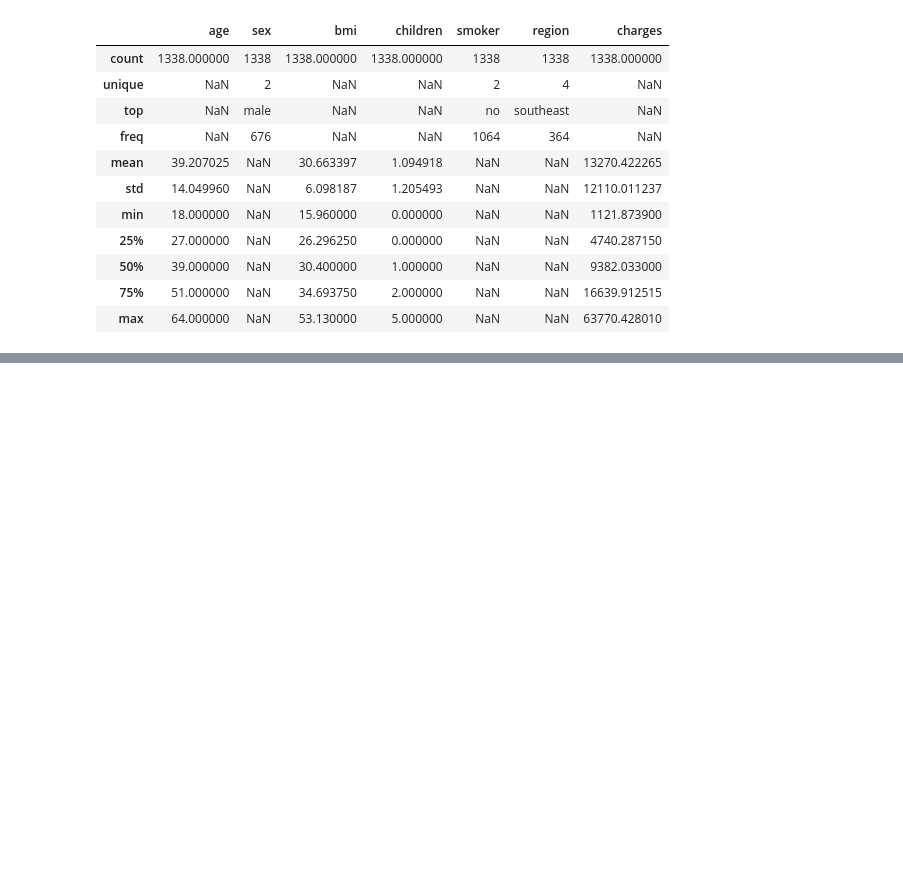
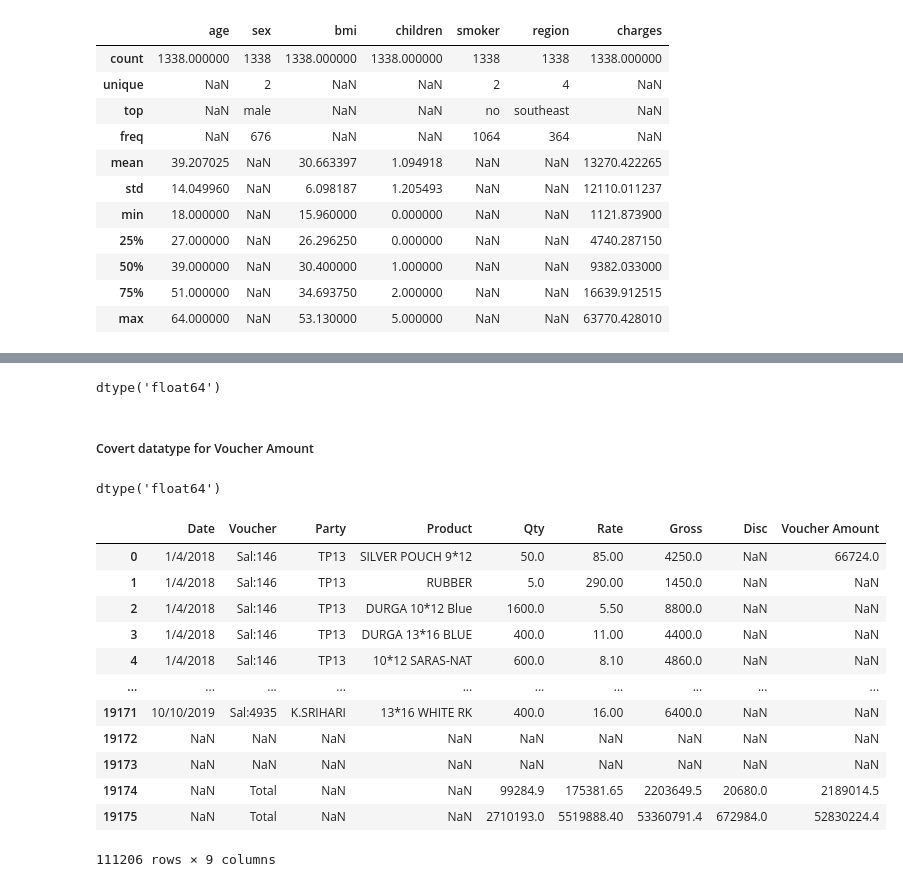
Before and after one commit to Smita2597/ds-repo, a Jupyter notebook: Pandas/Pandas Data Analysis.ipynb, the cells around one changed output, grey strips where cells are left out. Drawn from its saved outputs; the diff is of its cells as text; code cells hidden in the pictures; blank space fills up the shorter version.

```diff
--- a/Pandas/Pandas Data Analysis.ipynb
+++ b/Pandas/Pandas Data Analysis.ipynb
@@ -686,0 +1095,34 @@ insurance.describe(include='all')
+# %%
+sales_combine_data['Disc'] = sales_combine_data['Disc'].str.replace(",","")
+# %%
+sales_combine_data['Disc']=pd.to_numeric(sales_combine_data['Disc'],errors='coerce')
+# %%
+sales_combine_data['Disc'].dtypes
+# %% [output]
+dtype('float64')
+# %% [markdown]
+##### Covert datatype for Voucher Amount
+# %%
+sales_combine_data['Voucher Amount'] = sales_combine_data['Voucher Amount'].str.replace(",","")
+# %%
+sales_combine_data['Voucher Amount'] = pd.to_numeric(sales_combine_data['Voucher Amount'],errors='coerce')
+# %%
+sales_combine_data['Voucher Amount'].dtype
+# %% [output]
+dtype('float64')
+# %%
+sales_combine_data
+# %% [output]
+|  | Date | Voucher | Party | Product | Qty | Rate | Gross | Disc | Voucher Amount |
+| 0 | 1/4/2018 | Sal:146 | TP13 | SILVER POUCH 9*12 | 50.0 | 85.00 | 4250.0 | NaN | 66724.0 |
+| 1 | 1/4/2018 | Sal:146 | TP13 | RUBBER | 5.0 | 290.00 | 1450.0 | NaN | NaN |
+| 2 | 1/4/2018 | Sal:146 | TP13 | DURGA 10*12 Blue | 1600.0 | 5.50 | 8800.0 | NaN | NaN |
+| 3 | 1/4/2018 | Sal:146 | TP13 | DURGA 13*16 BLUE | 400.0 | 11.00 | 4400.0 | NaN | NaN |
+| 4 | 1/4/2018 | Sal:146 | TP13 | 10*12 SARAS-NAT | 600.0 | 8.10 | 4860.0 | NaN | NaN |
+| ... | ... | ... | ... | ... | ... | ... | ... | ... | ... |
+| 19171 | 10/10/2019 | Sal:4935 | K.SRIHARI | 13*16 WHITE RK | 400.0 | 16.00 | 6400.0 | NaN | NaN |
+| 19172 | NaN | NaN | NaN | NaN | NaN | NaN | NaN | NaN | NaN |
+| 19173 | NaN | NaN | NaN | NaN | NaN | NaN | NaN | NaN | NaN |
+| 19174 | NaN | Total | NaN | NaN | 99284.9 | 175381.65 | 2203649.5 | 20680.0 | 2189014.5 |
+| 19175 | NaN | Total | NaN | NaN | 2710193.0 | 5519888.40 | 53360791.4 | 672984.0 | 52830224.4 |
+111206 rows × 9 columns
```
Also changed, not shown: parts of 77 cells of this notebook.
